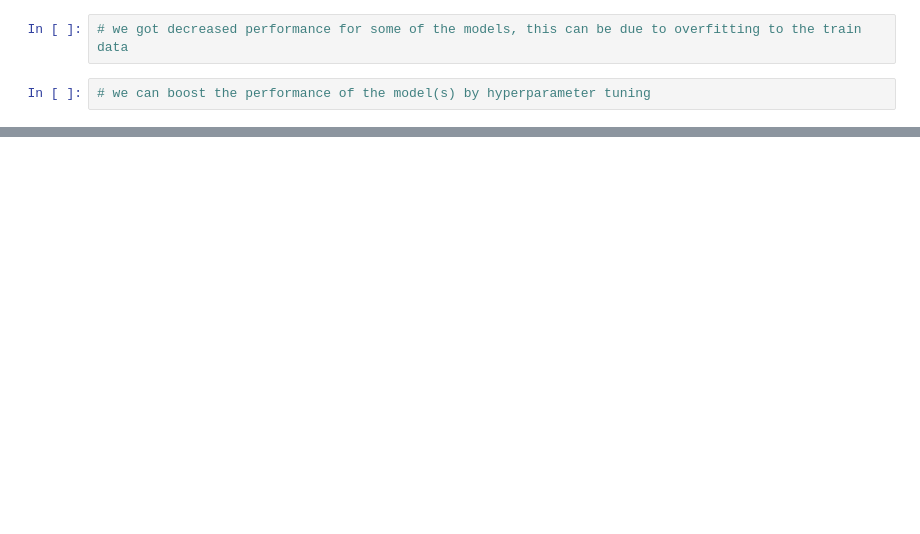
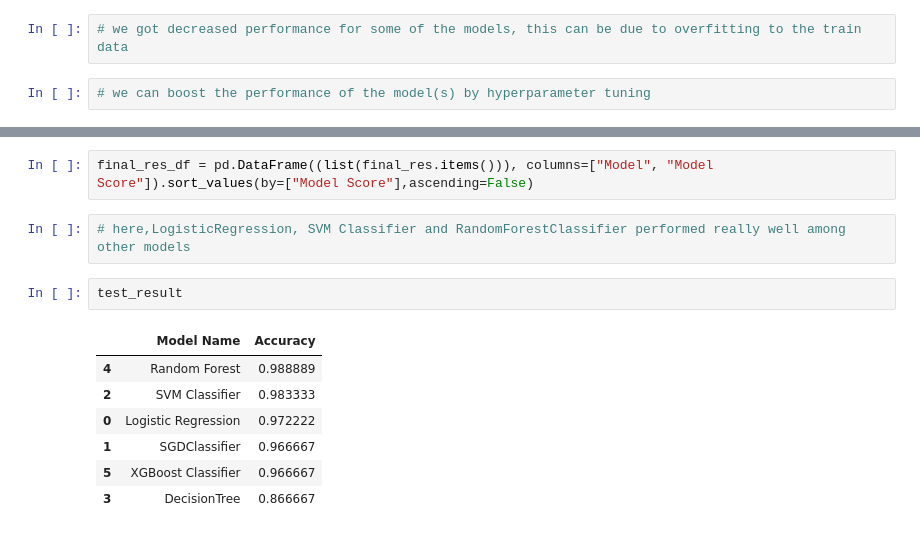
Before and after one commit to Tanmay20030516/mnist-dataset, a Jupyter notebook: mnist_digit_classification.ipynb, the cells around one changed output, grey strips where cells are left out. Drawn from its saved outputs; the diff is of its cells as text; blank space fills up the shorter version.

```diff
--- a/mnist_digit_classification.ipynb
+++ b/mnist_digit_classification.ipynb
@@ -581,0 +581,14 @@ The test performance of SVM classifier increases from 0.977778 to 0.981481 when
+# %%
+final_res_df = pd.DataFrame((list(final_res.items())), columns=["Model", "Model Score"]).sort_values(by=["Model Score"],ascending=False)
+# %%
+# here,LogisticRegression, SVM Classifier and RandomForestClassifier performed really well among other models
+# %%
+test_result
+# %% [output]
+|  | Model Name | Accuracy |
+| 4 | Random Forest | 0.988889 |
+| 2 | SVM Classifier | 0.983333 |
+| 0 | Logistic Regression | 0.972222 |
+| 1 | SGDClassifier | 0.966667 |
+| 5 | XGBoost Classifier | 0.966667 |
+| 3 | DecisionTree | 0.866667 |
```
Also changed, not shown: parts of 40 cells of this notebook, 1 other file.
